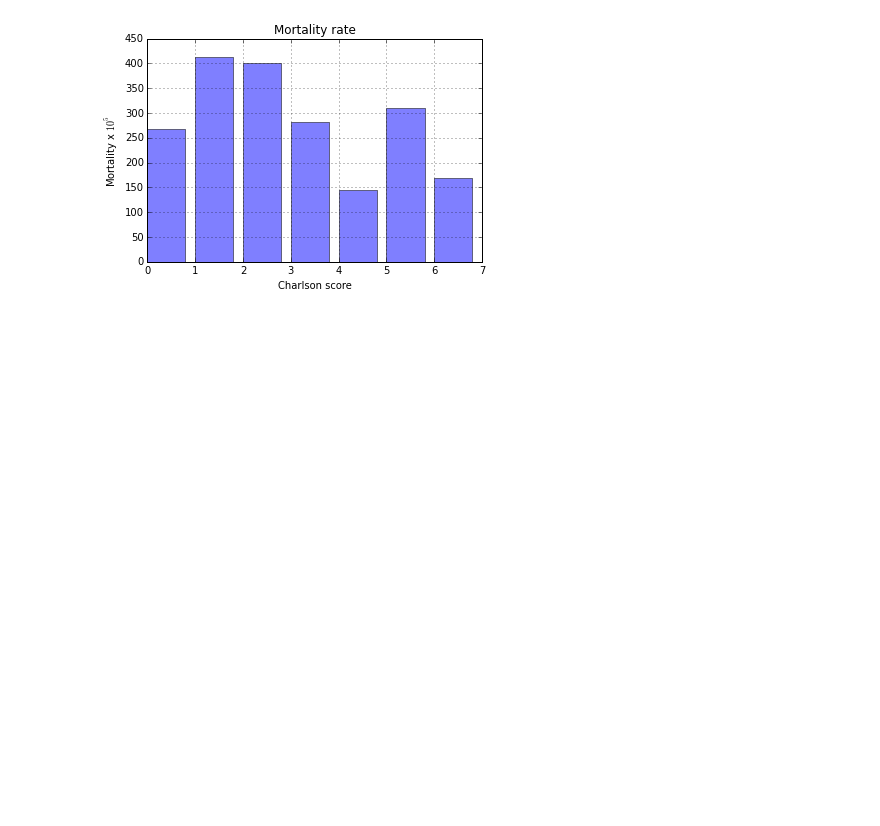
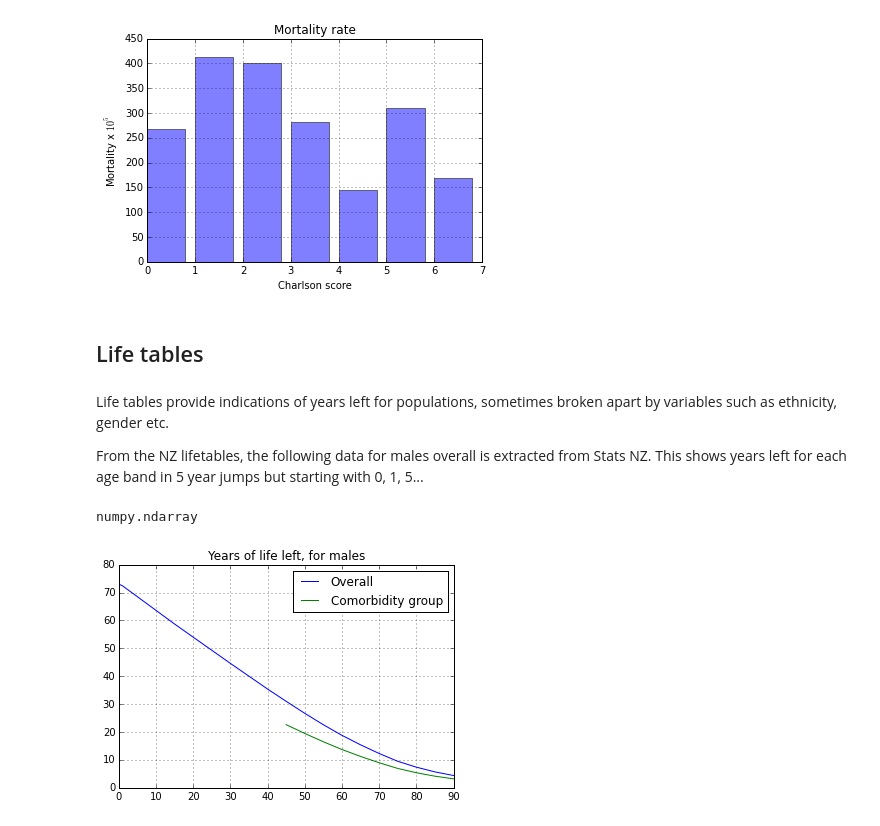
Before and after one commit to hillbs/Differential-Equations-and-Linear-Algebra, a Jupyter notebook: Survival analyses/Oz_Charlson_ICD10_mortality.ipynb, the cells around one changed output. Cells and saved outputs as stored; diff of their text form; code cells hidden in the pictures; blank space fills up the shorter version.

Commit message:
Updating CI data

```diff
--- a/Survival analyses/Oz_Charlson_ICD10_mortality.ipynb
+++ b/Survival analyses/Oz_Charlson_ICD10_mortality.ipynb
@@ -68,2 +83,28 @@ plt.grid(True)
 # %% [output]
 [figure]
+# %% [markdown]
+## Life tables
+# %% [markdown]
+Life tables provide indications of years left for populations, sometimes broken apart by variables such as ethnicity, gender etc.
+
+From the NZ lifetables, the following data for males overall is extracted from Stats NZ. This shows years left for each age band in 5 year jumps but starting with 0, 1, 5...
+# %%
+life_table = fromstring('73.0 72.4 68.5 63.6 58.7 54.0 49.3 44.6 40.0 35.4 31.0 26.7 22.6 18.8 15.4 12.3 9.5 7.4 5.7 4.4',
+                        sep=' ',
+                        dtype=float64)
+type(life_table)
+# %% [output]
+numpy.ndarray
+# %%
+fig,ax = plt.subplots(1,1)
+x = range(0,(len(life_table)-1)*5,5)
+x.insert(1,1)
+x_2 = range(45,max(x)+1,5)
+ax.plot(x[:],life_table,label='Overall')
+ax.plot(x_2,life_table[10:]*.73,label='Comorbidity group')
+ax.grid(True)
+ax.legend()
+ax.set_title('Years of life left, for males')
+plt.savefig('Example.pdf',)
+# %% [output]
+[figure, added]
```
Also changed, not shown: parts of 18 cells of this notebook, 15 other files.
